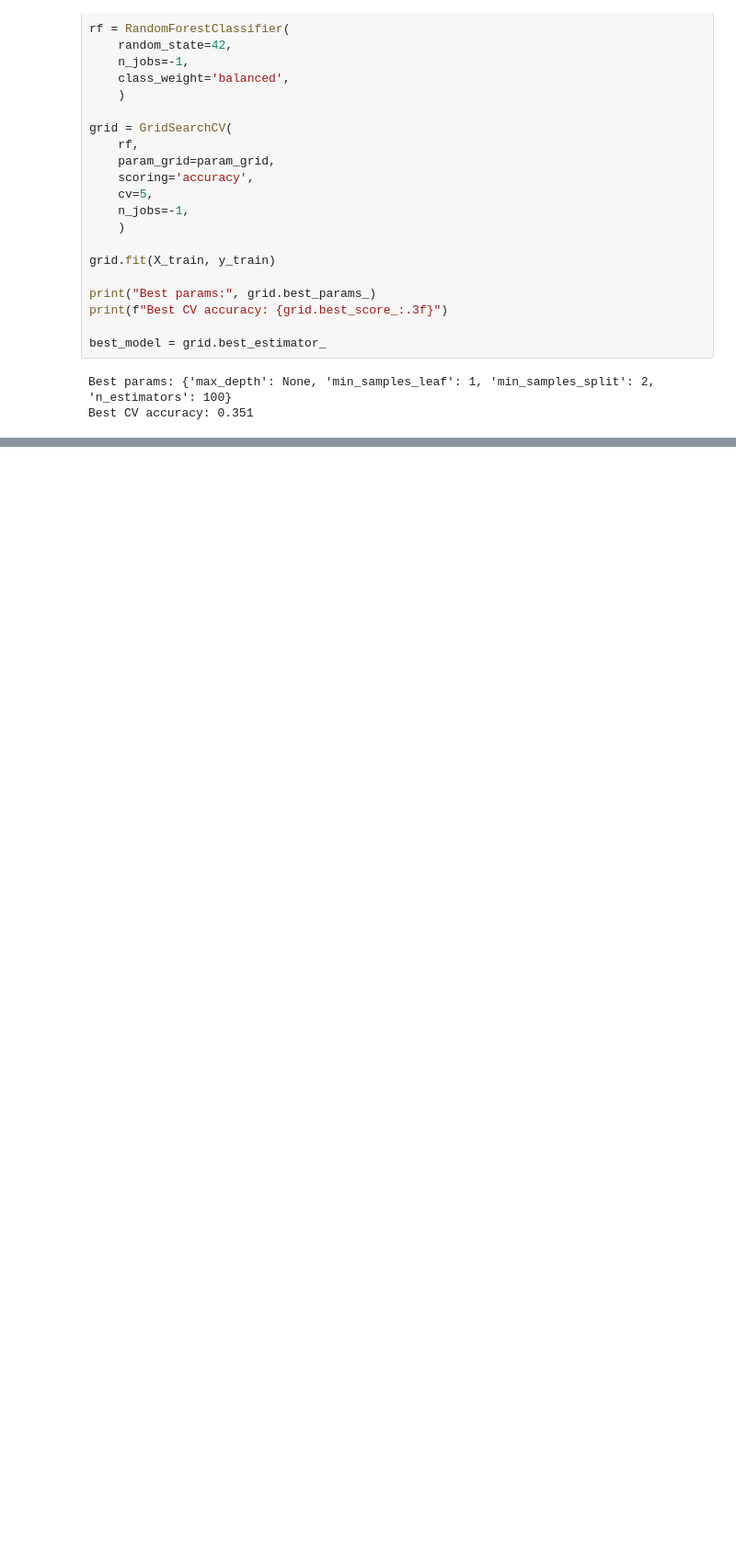
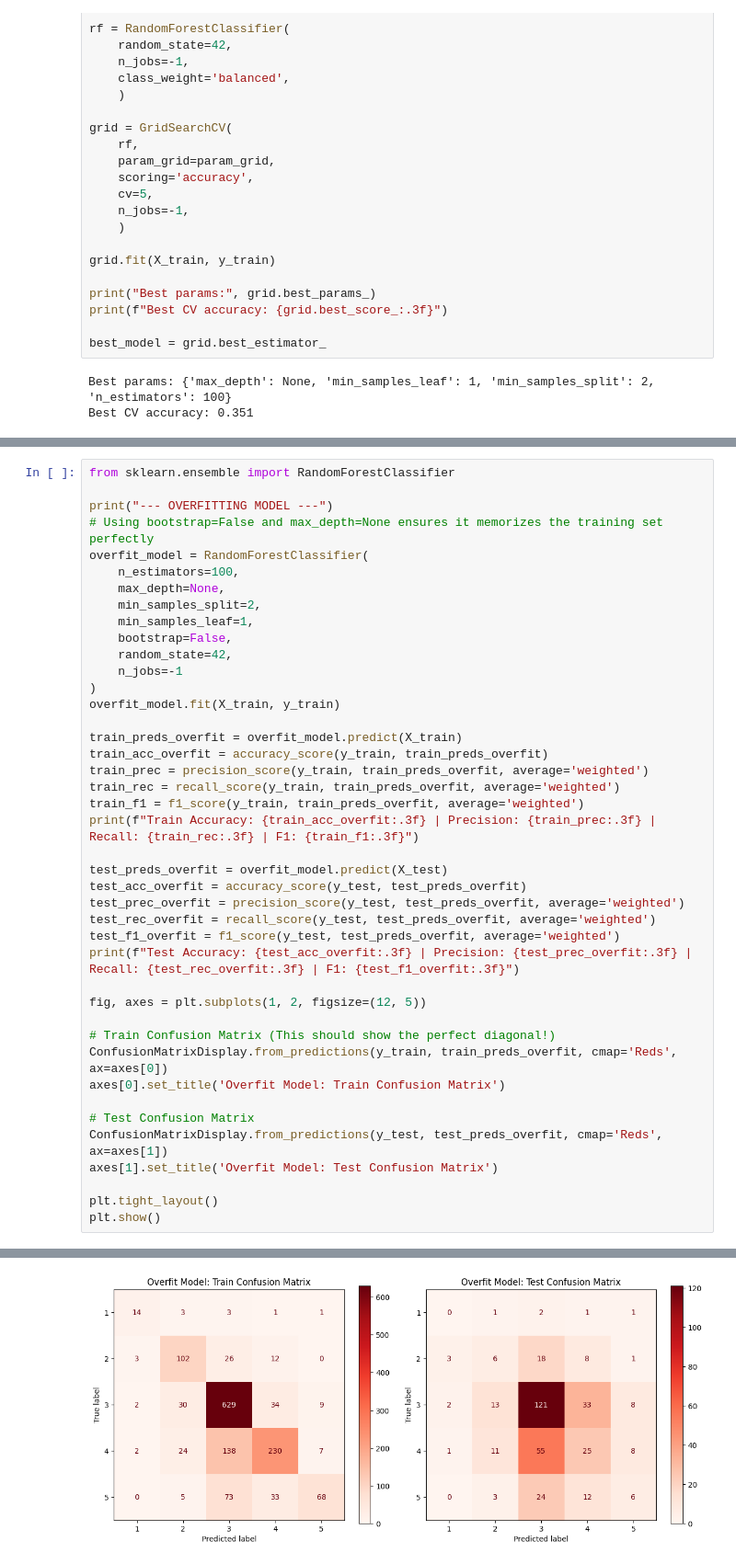
Before and after one commit to SEP4Real/SEP4, a Jupyter notebook: MAL/notebooks/model_related/7_instant_models_experiments_RFC.ipynb, the cells around one changed output, grey strips where cells are left out. Shown at 92% size. Saved outputs shown, nothing was run; the diff lists cells and outputs as text; blank space fills up the shorter version.

```diff
--- a/MAL/notebooks/model_related/7_instant_models_experiments_RFC.ipynb
+++ b/MAL/notebooks/model_related/7_instant_models_experiments_RFC.ipynb
@@ -110,0 +127,43 @@ Test Accuracy: 0.372
+# %%
+from sklearn.ensemble import RandomForestClassifier
+
+print("--- OVERFITTING MODEL ---")
+# Using bootstrap=False and max_depth=None ensures it memorizes the training set perfectly
+overfit_model = RandomForestClassifier(
+    n_estimators=100,
+    max_depth=None,
+    min_samples_split=2,
+    min_samples_leaf=1,
+    bootstrap=False,
+    random_state=42,
+    n_jobs=-1
+)
+overfit_model.fit(X_train, y_train)
+
+train_preds_overfit = overfit_model.predict(X_train)
+train_acc_overfit = accuracy_score(y_train, train_preds_overfit)
+train_prec = precision_score(y_train, train_preds_overfit, average='weighted')
+train_rec = recall_score(y_train, train_preds_overfit, average='weighted')
+train_f1 = f1_score(y_train, train_preds_overfit, average='weighted')
+print(f"Train Accuracy: {train_acc_overfit:.3f} | Precision: {train_prec:.3f} | Recall: {train_rec:.3f} | F1: {train_f1:.3f}")
+
+test_preds_overfit = overfit_model.predict(X_test)
+test_acc_overfit = accuracy_score(y_test, test_preds_overfit)
+test_prec_overfit = precision_score(y_test, test_preds_overfit, average='weighted')
+test_rec_overfit = recall_score(y_test, test_preds_overfit, average='weighted')
+test_f1_overfit = f1_score(y_test, test_preds_overfit, average='weighted')
+print(f"Test Accuracy: {test_acc_overfit:.3f} | Precision: {test_prec_overfit:.3f} | Recall: {test_rec_overfit:.3f} | F1: {test_f1_overfit:.3f}")
+
+fig, axes = plt.subplots(1, 2, figsize=(12, 5))
+
+# Train Confusion Matrix (This should show the perfect diagonal!)
+ConfusionMatrixDisplay.from_predictions(y_train, train_preds_overfit, cmap='Reds', ax=axes[0])
+axes[0].set_title('Overfit Model: Train Confusion Matrix')
+
+# Test Confusion Matrix
+ConfusionMatrixDisplay.from_predictions(y_test, test_preds_overfit, cmap='Reds', ax=axes[1])
+axes[1].set_title('Overfit Model: Test Confusion Matrix')
+
+plt.tight_layout()
+plt.show()
+# %% [output]
@@ -110,0 +173 @@ Test Accuracy: 0.372
+[figure, added]
```
Also changed, not shown: parts of 3 cells of this notebook, 1 other file.
